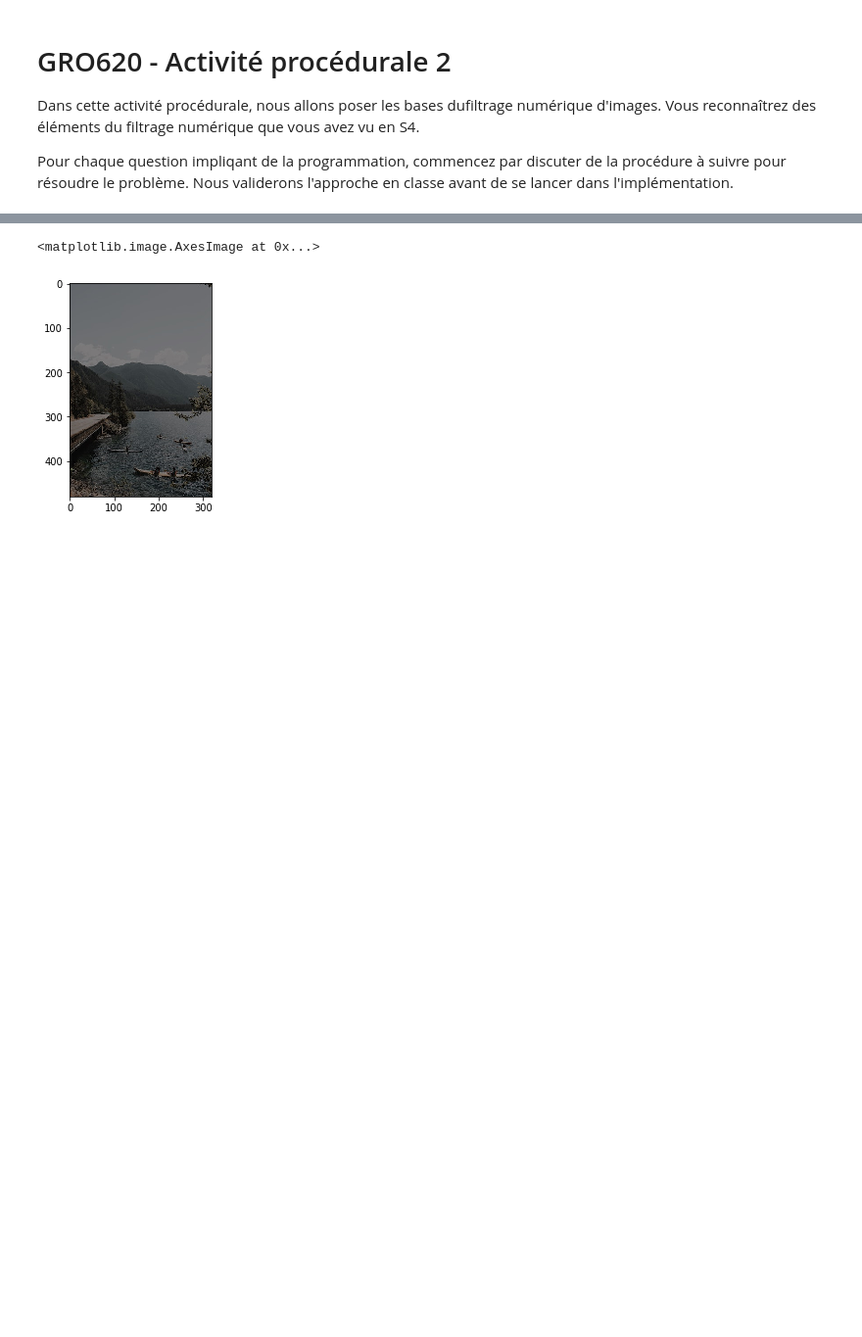
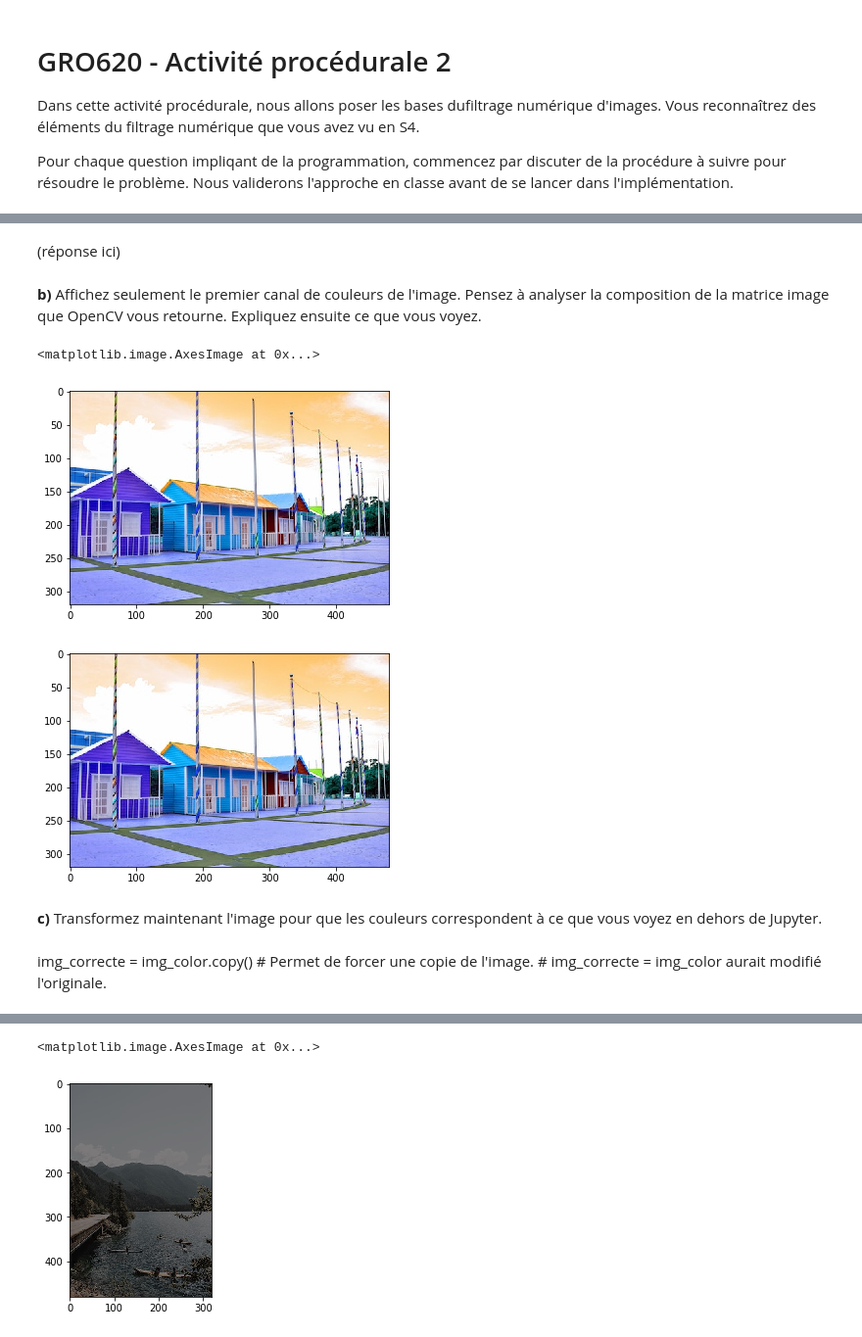
Before and after one commit to UdeS-GRO/GRO620, a Jupyter notebook: proc_2.ipynb, the cells around one changed output, grey strips where cells are left out. Shown at 98% size. Drawn from its saved outputs; the diff is of its cells as text; code cells hidden in the pictures; blank space fills up the shorter version.

```diff
--- a/proc_2.ipynb
+++ b/proc_2.ipynb
@@ -14,0 +55,17 @@ import matplotlib.pyplot as plt
+# %% [markdown]
+(réponse ici)
+# %% [markdown]
+**b)** Affichez seulement le premier canal de couleurs de l'image. Pensez à analyser la composition de la matrice image que OpenCV vous retourne. Expliquez ensuite ce que vous voyez.
+# %%
+plt.imshow(img_color)              # Image originale
+plt.figure()                       # Permet d'afficher plus d'une image dans la même cellule
+plt.imshow(img_color, cmap="gray") # Le paramètre cmap n'a pas d'effet sur une image à plus d'un canal.
+# %% [output]
+<matplotlib.image.AxesImage at 0x...>
+[figure, added]
+[figure, added]
+# %% [markdown]
+**c)** Transformez maintenant l'image pour que les couleurs correspondent à ce que vous voyez en dehors de Jupyter.
+# %% [markdown]
+img_correcte = img_color.copy() # Permet de forcer une copie de l'image.
+                                # img_correcte = img_color aurait modifié l'originale.
```
Also changed, not shown: parts of 30 cells of this notebook.
